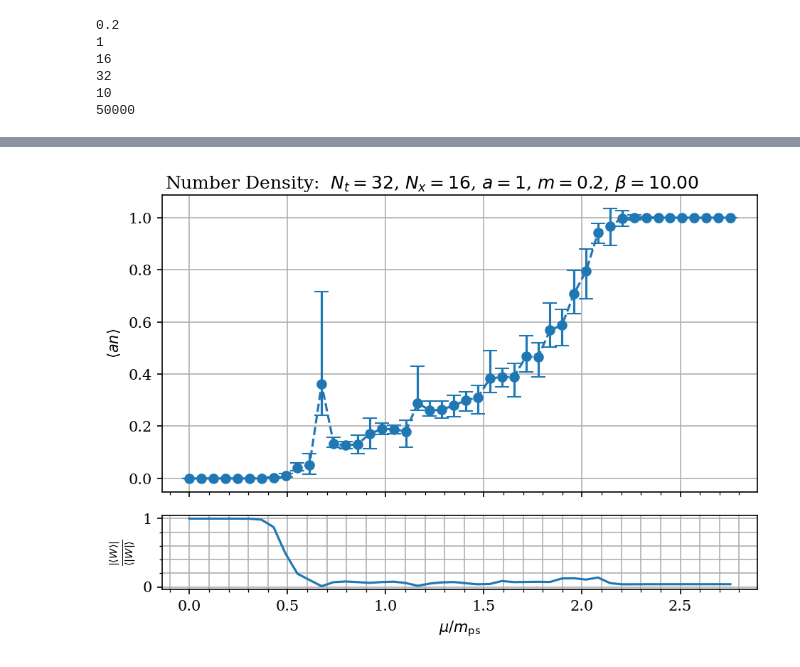
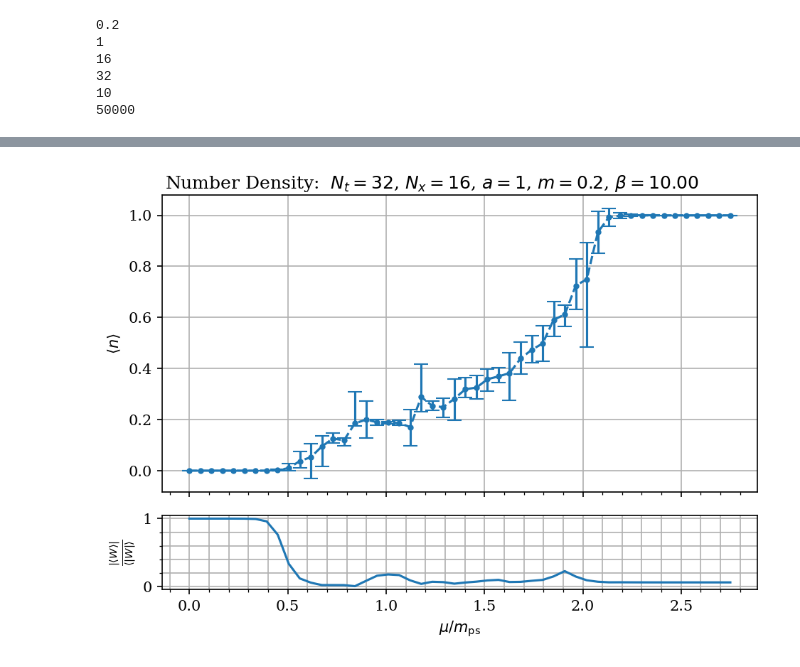
Before and after one commit to wurdahl/schwingerModel, a Jupyter notebook: numberDensity.ipynb, the cells around one changed output, grey strips where cells are left out. Cells and saved outputs as stored; diff of their text form; code cells hidden in the pictures.

```diff
--- a/numberDensity.ipynb
+++ b/numberDensity.ipynb
@@ -38,8 +38,8 @@ print(totalSteps)
 #calculate pseudo-scalar mass for this lattice
 bIn = 1000
 skp = 50
-correl = sim.distillation.correlStats(temp, burnIn=bIn,autocorrSkip=skp,nVec=4)
-piv = 5
-mass = sim.distillation.correlMassExtract(correl,fitT=[piv,18],diagCov=True)/temp.a
+correl = sim.distillation.correlStats(temp, burnIn=bIn,autocorrSkip=skp,nVec=2)
+piv = 4
+mass = sim.distillation.correlMassExtract(correl,fitT=[piv,15],diagCov=False)
 mass
 # %% [output]
@@ -47,9 +46,0 @@ array([5.56786446e-01, 3.23398958e-04])
-# %%
-bIn = 500
-skp = 100
-
-densities = []
-mus = np.linspace(0,3*mass[0],50)
-for mu in mus:
-    print(mu, end=": \n")
-    densities.append(sim.analysis.numDensityStats(temp,burnIn=bIn,autocorrSkip=skp, chemicalPot=mu))
@@ -70,21 +47,27 @@ for mu in mus:
+# %%
+bIn = 500
+skp = 100
+mus = np.linspace(0,2.75*mass[0],50)
+
+densities = Parallel(n_jobs=-1)(delayed(sim.analysis.numDensityStats)(temp,burnIn=bIn,autocorrSkip=skp, chemicalPot=mu) for mu in mus)
 # %%
 dens = np.array([densities[i][0] for i in range(len(densities))])
 densErr = np.array([densities[i][1] for i in range(len(densities))]).T
 validity = np.array([densities[i][2] for i in range(len(densities))])
 
 fig, ax = plt.subplots(dpi=150, nrows=2, height_ratios=[4,1],sharex=True)
 
-ax[0].errorbar(x=mus/mass[0],y=temp.a*dens,yerr=np.abs(densErr),capsize=5, marker="o",ls="--")
-ax[0].set_ylabel(r"$\langle an\rangle$")
+ax[0].errorbar(x=mus/mass[0],y=temp.a*dens,yerr=np.abs(densErr),capsize=5, marker=".",ls="--")
+ax[0].set_ylabel(r"$\langle n\rangle$")
 ax[0].grid()
 ax[1].set_xlabel(r"$\mu/m_\text{ps}$")
 
 ax[1].plot(mus/mass[0],validity)
 ax[1].set_ylabel(r"$\frac{|\langle W\rangle|}{\langle |W| \rangle}$")
 ax[1].minorticks_on()
 ax[1].grid(which="both")
 
 fig.suptitle(rf"Number Density:  $N_t = {dimt}$, $N_x={dimx}$, $a={a}$, $m={m}$, $\beta={beta:.2f}$",y=.94)
 plt.tight_layout()
 # %% [output]
-[figure, old version]
+[figure, new version]
```
Also changed, not shown: parts of 2 cells of this notebook, 8 other files.
